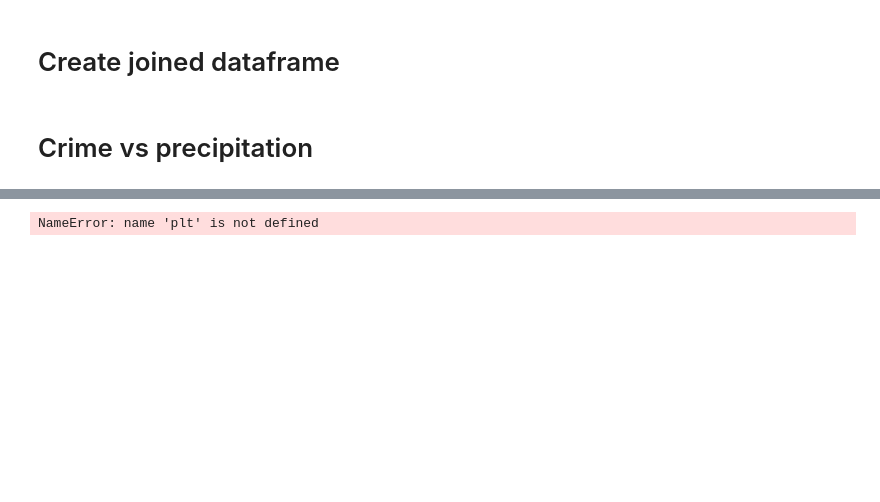
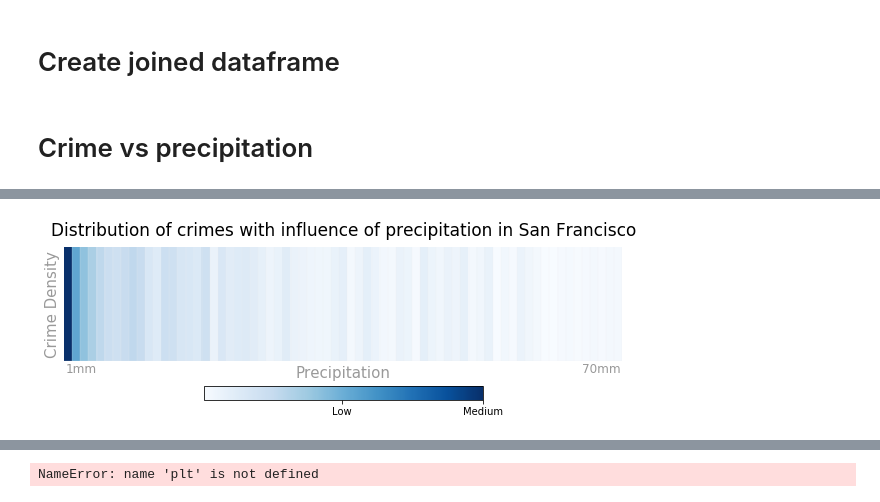
Before and after one commit to davidsx/fyp, a Jupyter notebook: crime weather.ipynb, the cells around one changed output, grey strips where cells are left out. Saved outputs shown, nothing was run; the diff lists cells and outputs as text; code cells hidden in the pictures; blank space fills up the shorter version.

```diff
--- a/crime weather.ipynb
+++ b/crime weather.ipynb
@@ -170 +204,41 @@ only showing top 20 rows
+# %%
+img_p = np.zeros(xlen, dtype=float).reshape(1,xlen)
+#calculation of index between 0 and 1
+maxc = np.amax(count)
+minc = np.amin(count)
+flow = maxc - minc
+
+for row in data2d:
+    prep = row[0]
+    value = row[1]
+    img_p[0][precipitation.index(prep)] = value/float(maxc)
+
+# for row in img_p:
+#     row[i] = (value-minc)/maxc
+# %%
+fig, ax = preparePlot(np.arange(.5, xlen, 1), np.arange(.5, ylen, 1), figsize=(10,3),\
+                        hideLabels=True, gridColor='#eeeeee', gridWidth=0.2)
+
+# interpolate crime intensity per hour on the grid
+image = plt.imshow(img_p,  aspect='auto', cmap=cm.Blues)
+
+# plt.text(-15, 0, 'Crime Density', color='#999999',  size='15')
+plt.text(-.30, .6, '1mm', color='#999999', size='12')
+plt.text(xlen-5.5, .6, '70mm', color='#999999', size='12')
+# y-axis labels
+plt.title("Distribution of crimes with influence of precipitation in San Francisco", size=17, y=1.05)
+plt.xlabel("Precipitation", color='#999999', size="15")
+plt.ylabel("Crime Density", color='#999999', size="15")
+
+ax.yaxis.set_label_position("left")
+
+# plot the colobar to show scale
+cbar = fig.colorbar(image, ticks=[0, 0.5, 1], shrink=0.5, orientation='horizontal')
+cbar.ax.set_xticklabels(['Low', 'Medium', 'High'])
+
+plt.tick_params(top='off', bottom='off', left='off', right='off', labelleft='off', labelbottom='off')
+
+plt.show()
+# %% [output]
+[figure, added]
 # %%
```
Also changed, not shown: parts of 22 cells of this notebook, 5 other files.
